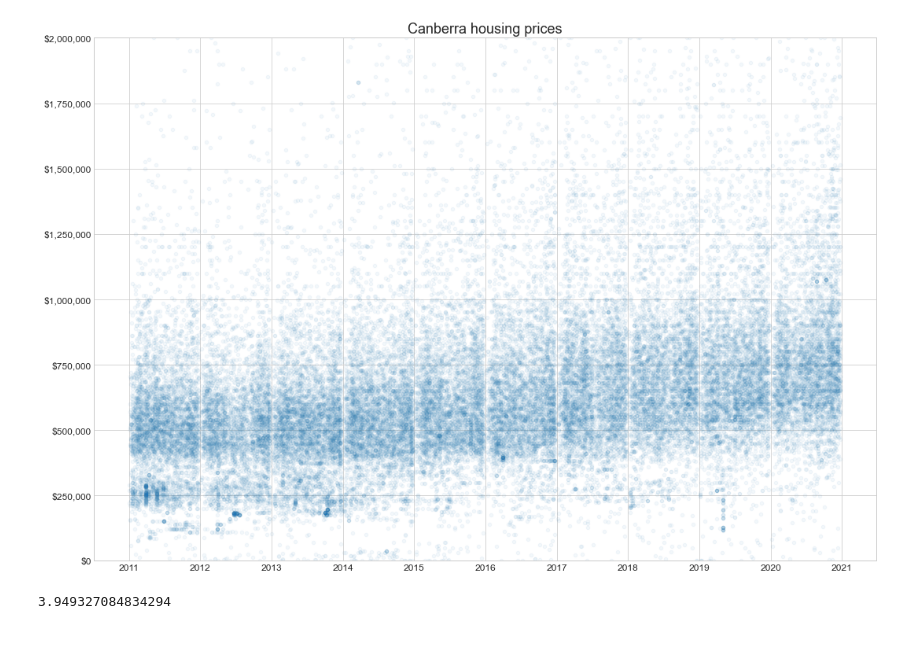
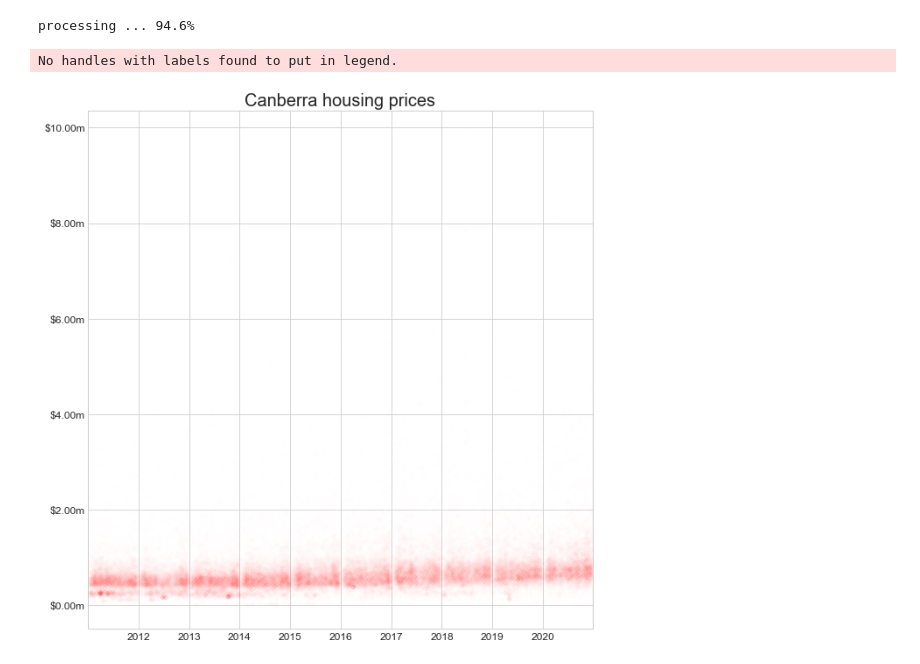
Before and after one commit to MarkusMannheim/ACT-housing-prices, a Jupyter notebook: data/chartData.ipynb, the cells around one changed output. Drawn from its saved outputs; the diff is of its cells as text; code cells hidden in the pictures.

```diff
--- a/data/chartData.ipynb
+++ b/data/chartData.ipynb
@@ -1,23 +1,66 @@
 # %%
 import pandas as pd
 import matplotlib.pyplot as plt
+import time
 
 data = pd.read_csv("./chart_data.csv", usecols=["date", "price"], parse_dates=["date"])
 data.to_csv("./priceChartData.csv", index=False)
+data.sort_values("date", inplace=True)
 
-plt.style.use("seaborn-whitegrid")
-ax = data.plot.scatter("date", "price", figsize=(15, 10), alpha=.05)
-ax.yaxis.set_major_formatter(lambda x, p: f"${x:,.0f}")
-ax.yaxis.label.set_visible(False)
-ax.xaxis.label.set_visible(False)
-ax.tick_params(axis="both", labelsize=12)
-plt.ylim((0, 2000000))
-plt.title("Canberra housing prices", fontsize=18)
-plt.tight_layout()
-plt.show()
+date_initial = pd.to_datetime("2011-01-04") + pd.Timedelta("90 days")
+data_initial = data[data.date < date_initial]
+median_initial = data_initial.price.median()
+lower_initial = data_initial.price.quantile(.25)
+upper_initial = data_initial.price.quantile(.75)
+mean_initial = data_initial.price.mean()
+std_initial = data_initial.price.std()
+lower_std_initial = mean_initial - std_initial
+upper_std_initial = data_initial.price.quantile(.75)
+
+start = time.time()
+interval = 1
+for i, indice in enumerate(data.index):
+    if data.at[indice, "date"] < date_initial:
+        data.at[indice, "median_value"] = median_initial
+        data.at[indice, "lower"] = lower_initial
+        data.at[indice, "upper"] = upper_initial
+        data.at[indice, "mean_value"] = mean_initial
+        data.at[indice, "lower_std"] = lower_std_initial
+        data.at[indice, "upper_std"] = upper_std_initial
+
+    else:
+        data_90days = data[(data.date > data.at[indice, "date"] - pd.Timedelta("90 days")) & (data.date <= data.at[indice, "date"])]
+
+        data.at[indice, "median_value"] = data_90days.price.median()
+        data.at[indice, "lower"] = data_90days.price.quantile(.25)
+        data.at[indice, "upper"] = data_90days.price.quantile(.75)
+        data.at[indice, "mean_value"] = data_90days.price.mean()
+        data.at[indice, "lower_std"] = data_90days.price.mean() - data_90days.price.std()
+        data.at[indice, "upper_std"] = data_90days.price.mean() + data_90days.price.std()
+
+    if time.time() - interval > start:
+        interval = interval + 1
+        print(f"processing ... {i / (len(data) - 1):.1%}", end="\r")
+print("processing ... complete", end="\r")
 # %% [output]
-[figure, removed]
+processing ... 94.6%
-# %%
-7 * math.pi ** -.5
-# %% [output]
-3.949327084834294
+# %%
+fig, ax = plt.subplots(figsize=(9, 9))
+plt.style.use("seaborn-whitegrid")
+data.plot.scatter("date", "price", alpha=.005, ax=ax, fontsize=12, c="#FF6100")
+# data.plot("date", "median_value", ax=ax, linewidth=3, c="#009CBF", label="three-month median")
+# data.plot("date", "upper", ax=ax, c="#00A388", linewidth=2, label="upper quartile", linestyle="dotted")
+# data.plot("date", "lower", ax=ax, c="#EA526F", linewidth=2, label="lower quartile", linestyle="dotted")
+ax.yaxis.set_major_formatter(lambda x, p: f"${x/1000000:,.2f}m")
+ax.yaxis.label.set_visible(False)
+ax.xaxis.label.set_visible(False)
+# plt.ylim((0, 2000000))
+plt.margins(x=0)
+plt.title("Canberra housing prices", fontsize=20)
+# plt.legend(fontsize=14)
+plt.tight_layout()
+plt.savefig("housing_prices.png")
+plt.show()
+# %% [output]
+No handles with labels found to put in legend.
+[figure, added]
```
Also changed, not shown: 14 other files.
